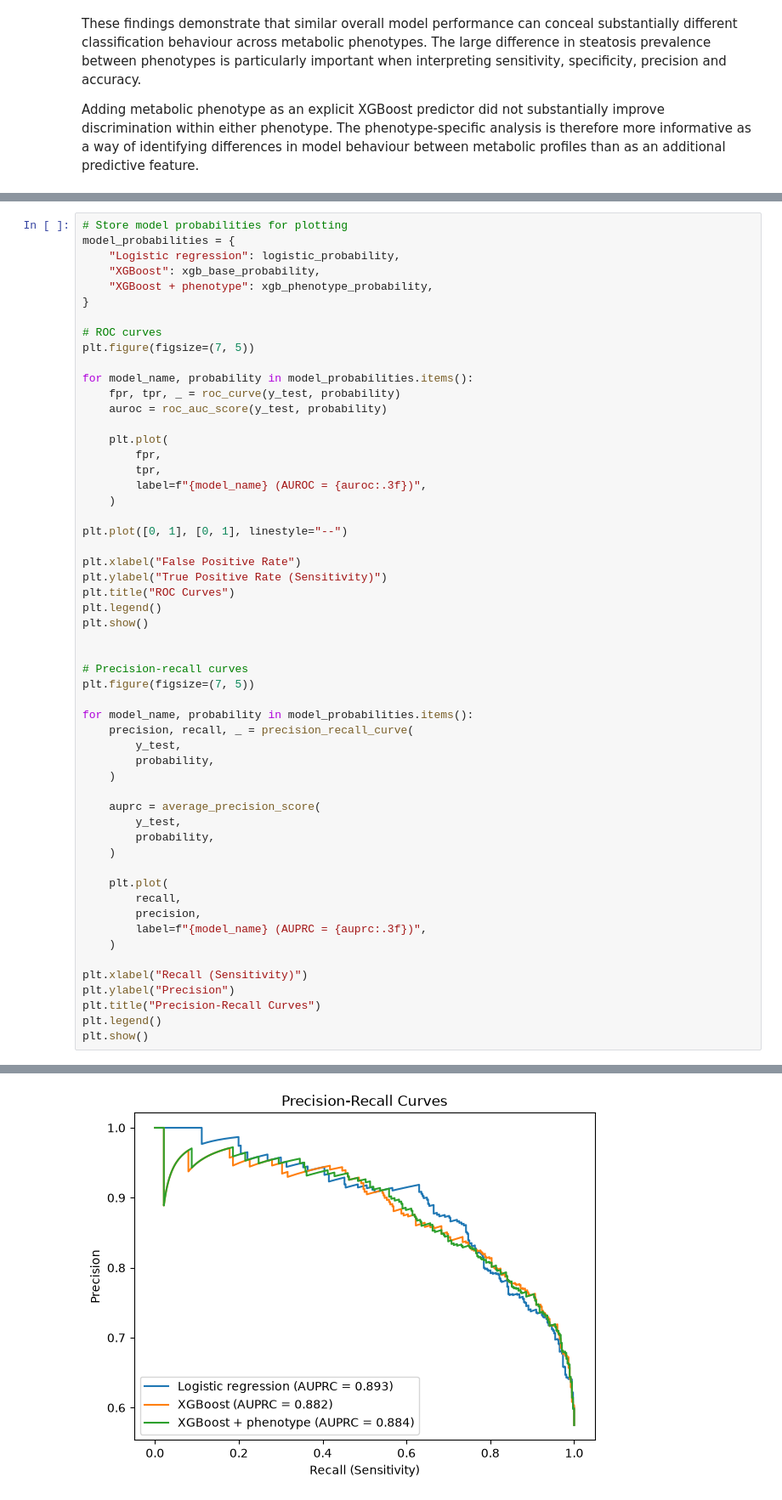
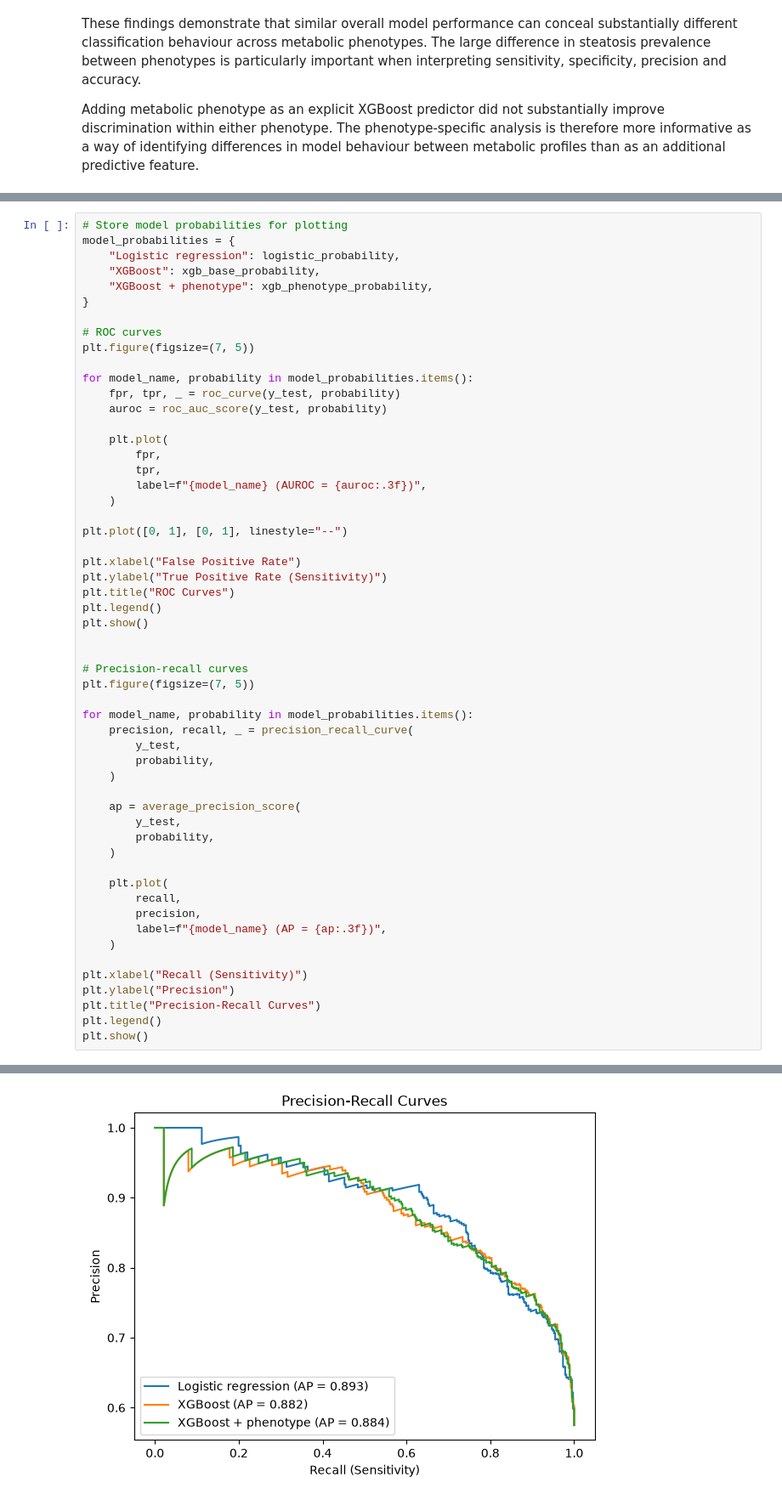
Before and after one commit to AryanSaraf/nhanes-steatosis, a Jupyter notebook: notebooks/04-evaluation-interpretation.ipynb, the cells around one changed output, grey strips where cells are left out. Shown at 85% size. Drawn from its saved outputs; the diff is of its cells as text.

```diff
--- a/notebooks/04-evaluation-interpretation.ipynb
+++ b/notebooks/04-evaluation-interpretation.ipynb
@@ -370,36 +429,36 @@ plt.ylabel("True Positive Rate (Sensitivity)")
 plt.title("ROC Curves")
 plt.legend()
 plt.show()
 
 
 # Precision-recall curves
 plt.figure(figsize=(7, 5))
 
 for model_name, probability in model_probabilities.items():
     precision, recall, _ = precision_recall_curve(
         y_test,
         probability,
     )
 
-    auprc = average_precision_score(
+    ap = average_precision_score(
         y_test,
         probability,
     )
 
     plt.plot(
         recall,
         precision,
-        label=f"{model_name} (AUPRC = {auprc:.3f})",
+        label=f"{model_name} (AP = {ap:.3f})",
     )
 
 plt.xlabel("Recall (Sensitivity)")
 plt.ylabel("Precision")
 plt.title("Precision-Recall Curves")
 plt.legend()
 plt.show()
 # %% [output]
 [figure]
-[figure, old version]
+[figure, new version]
 # %% [markdown]
 ### Interpretation of discrimination curves
 
```
Also changed, not shown: parts of 16 cells of this notebook, 1 other file.
